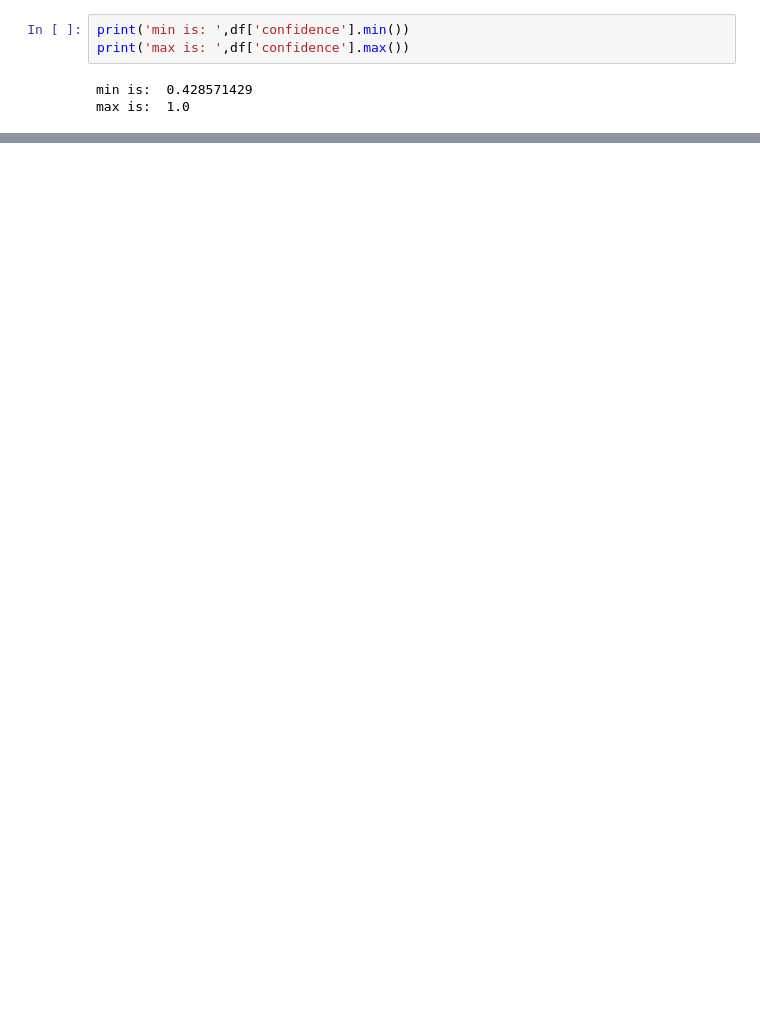
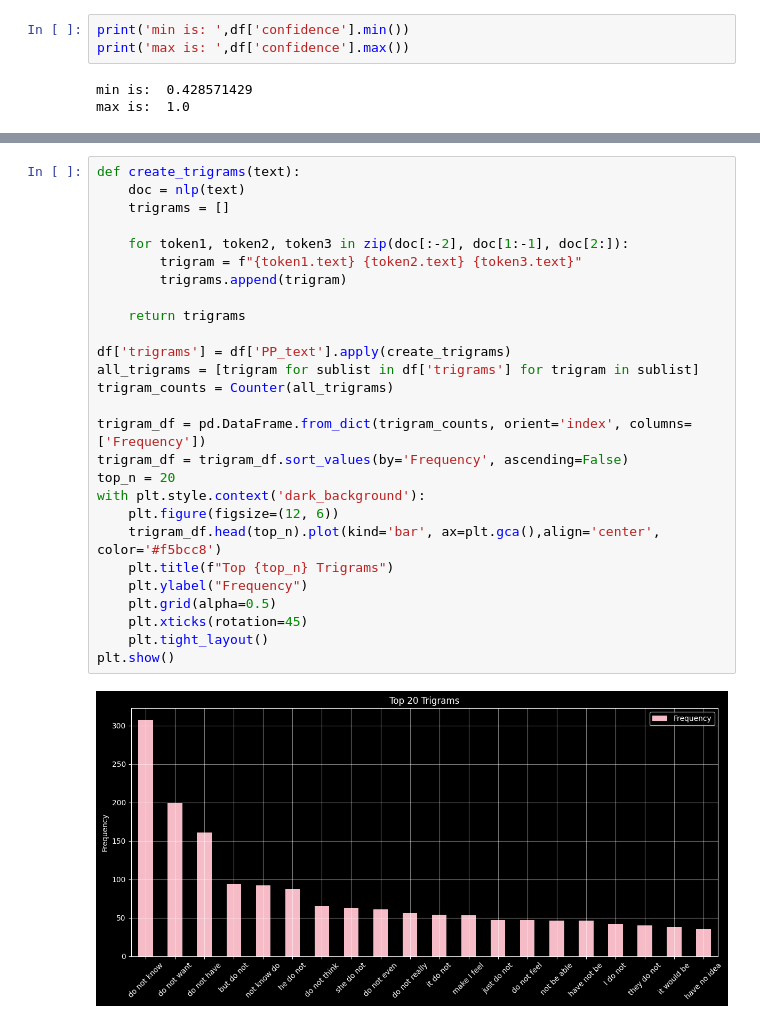
Before and after one commit to mostafamhmdi/stress-prediction, a Jupyter notebook: Untitled.ipynb, the cells around one changed output, grey strips where cells are left out. Drawn from its saved outputs; the diff is of its cells as text; blank space fills up the shorter version.

```diff
--- a/Untitled.ipynb
+++ b/Untitled.ipynb
@@ -114,0 +323,29 @@ plt.show()
+# %%
+def create_trigrams(text):
+    doc = nlp(text)
+    trigrams = []
+
+    for token1, token2, token3 in zip(doc[:-2], doc[1:-1], doc[2:]):
+        trigram = f"{token1.text} {token2.text} {token3.text}"
+        trigrams.append(trigram)
+
+    return trigrams
+
+df['trigrams'] = df['PP_text'].apply(create_trigrams)
+all_trigrams = [trigram for sublist in df['trigrams'] for trigram in sublist]
+trigram_counts = Counter(all_trigrams)
+
+trigram_df = pd.DataFrame.from_dict(trigram_counts, orient='index', columns=['Frequency'])
+trigram_df = trigram_df.sort_values(by='Frequency', ascending=False)
+top_n = 20
+with plt.style.context('dark_background'):
+    plt.figure(figsize=(12, 6))
+    trigram_df.head(top_n).plot(kind='bar', ax=plt.gca(),align='center', color='#f5bcc8')
+    plt.title(f"Top {top_n} Trigrams")
+    plt.ylabel("Frequency")
+    plt.grid(alpha=0.5)
+    plt.xticks(rotation=45)
+    plt.tight_layout()
+plt.show()
+# %% [output]
+[figure, added]
```
Also changed, not shown: parts of 40 cells of this notebook.
